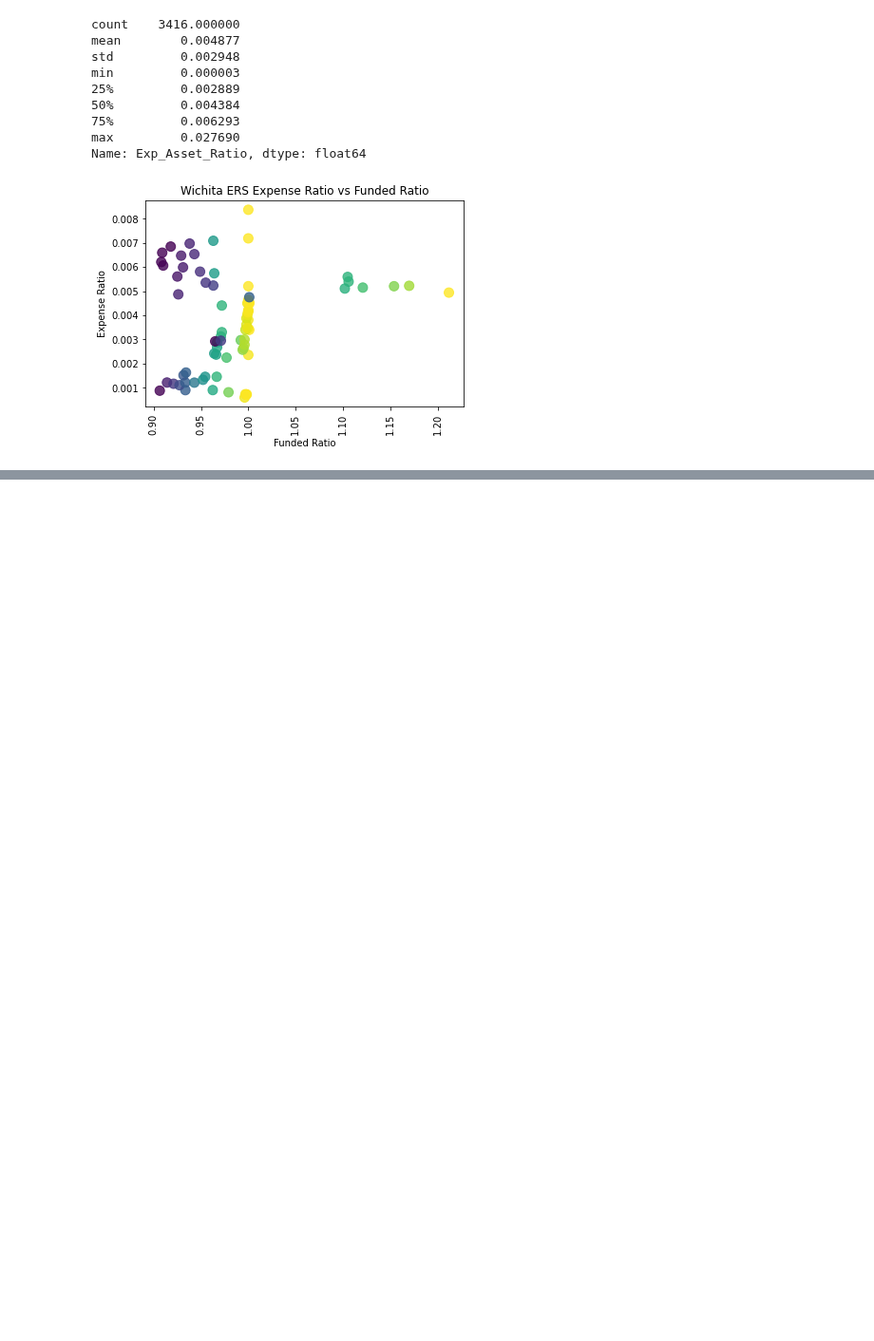
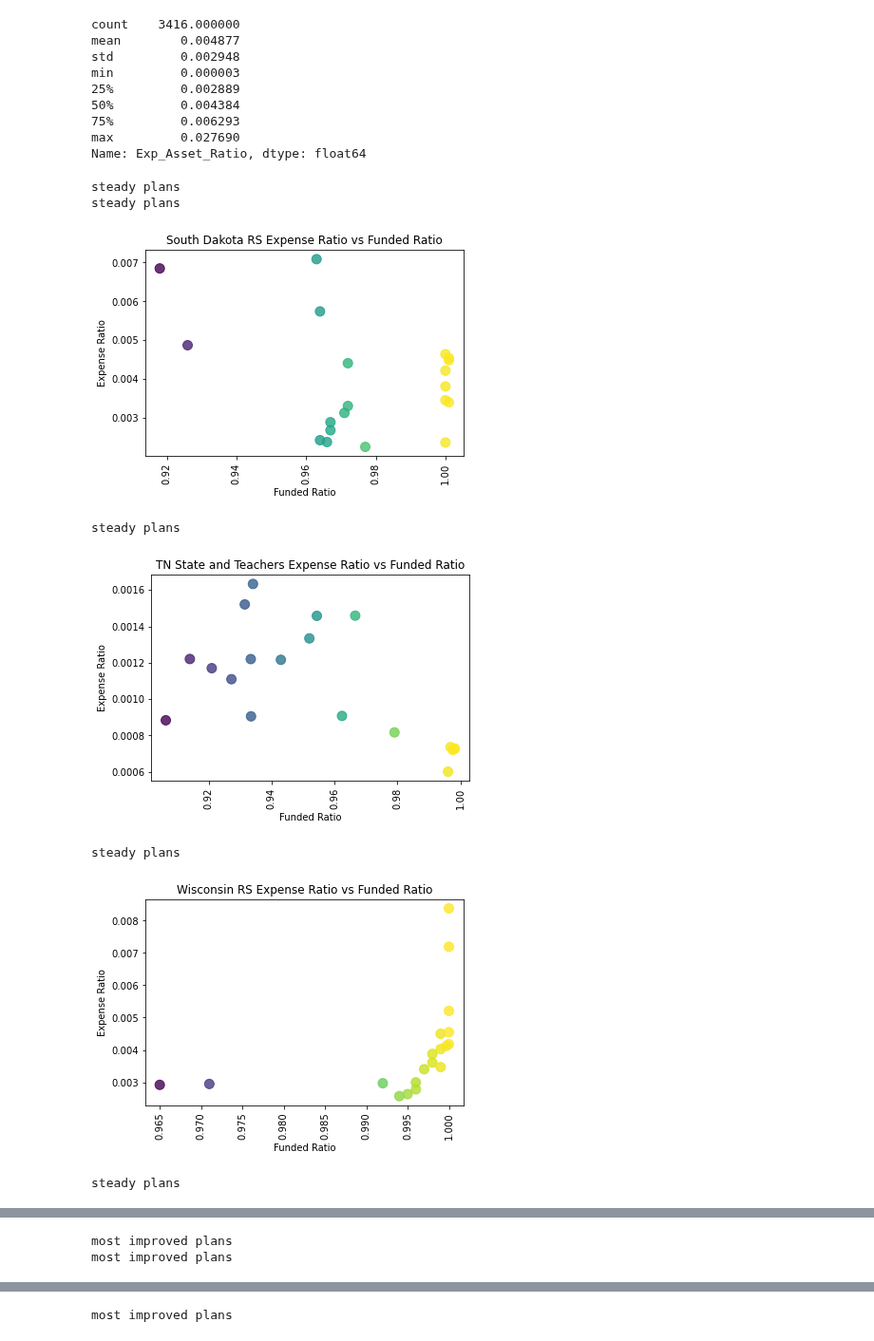
Before and after one commit to DeltaDeutsch/PPD-Group-Project, a Jupyter notebook: PPD Group Costs Fees.ipynb, the cells around one changed output, grey strips where cells are left out. Shown at 95% size. Saved outputs shown, nothing was run; the diff lists cells and outputs as text; code cells hidden in the pictures; blank space fills up the shorter version.

Commit message:
Generate code to automatically create plots based on all lists in a dictionary

```diff
--- a/PPD Group Costs Fees.ipynb
+++ b/PPD Group Costs Fees.ipynb
@@ -12,6 +12,11 @@ focus_plans_list=['101', '110', '125', '179']
 most_improved_list=['124', '90', '89', '134', '123']
 least_improved_list=['41', '122', '120', '40', '119']
 hardest_hit_list=['168', '130', '184', '151', '31']
+# %%
+study_plans_dict={"steady plans":focus_plans_list,
+                        "most improved plans":most_improved_list,
+                        "least improved plans":least_improved_list,
+                        "hardest hit plans":hardest_hit_list}
 # %%
 paramsratios = {
     "q": "QDataset",
@@ -151,17 +156,26 @@ min         0.000003
 max         0.027690
 Name: Exp_Asset_Ratio, dtype: float64
 # %%
-for plans in focus_plans_list:
-    plan_x=plan_income_funded_data_df[plan_income_funded_data_df["ppd_id"]==plans]
-    plan_x_exprat=plan_x["Exp_Asset_Ratio"]
-    plan_x_fundrat=plan_x["ActFundedRatio_GASB"]
-    plan_x_fy=plan_x["fy"]
-    plan_x_name=plan_data_df.loc[plan_data_df['ppd_id'] == plans, 'PlanName'].iloc[0]
-    plt.title(f'{plan_x_name} Expense Ratio vs Funded Ratio')
-    plt.xlabel("Funded Ratio")
-    plt.ylabel("Expense Ratio")
-    plt.scatter(plan_x_fundrat,plan_x_exprat,c=plan_x_fundrat,s=100,alpha=.8)
-    plt.xticks(rotation=90)
-    plt.show
+for key,value in study_plans_dict.values():
+    for plans in value:
+        plan_x=plan_income_funded_data_df[plan_income_funded_data_df["ppd_id"]==plans]
+        plan_x_exprat=plan_x["Exp_Asset_Ratio"]
+        plan_x_fundrat=plan_x["ActFundedRatio_GASB"]
+        plan_x_fy=plan_x["fy"]
+            plan_x_name=plan_data_df.loc[plan_data_df['ppd_id'] == plans, 'PlanName'].iloc[0]
+            print(key)
+        plt.title(f'{plan_x_name} Expense Ratio vs Funded Ratio')
+        plt.xlabel("Funded Ratio")
+        plt.ylabel("Expense Ratio")
+        plt.scatter(plan_x_fundrat,plan_x_exprat,c=plan_x_fundrat,s=100,alpha=.8)
+        plt.xticks(rotation=90)
+        plt.show()
 # %% [output]
+steady plans
+steady plans
-[figure, old version]
+[figure, new version]
+steady plans
+[figure, added]
+steady plans
+[figure, added]
+steady plans
@@ -167,0 +183,2 @@ for plans in focus_plans_list:
+most improved plans
+most improved plans
@@ -167,0 +186 @@ for plans in focus_plans_list:
+most improved plans
```
Also changed, not shown: parts of 4 cells of this notebook.
